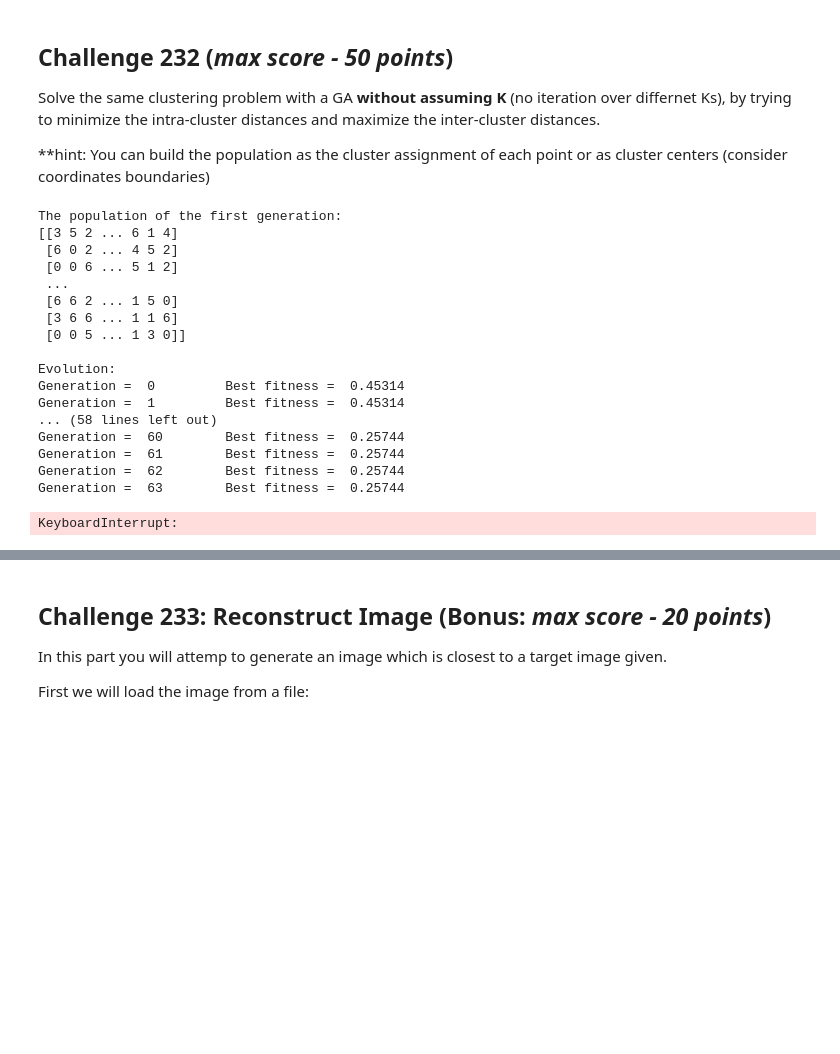
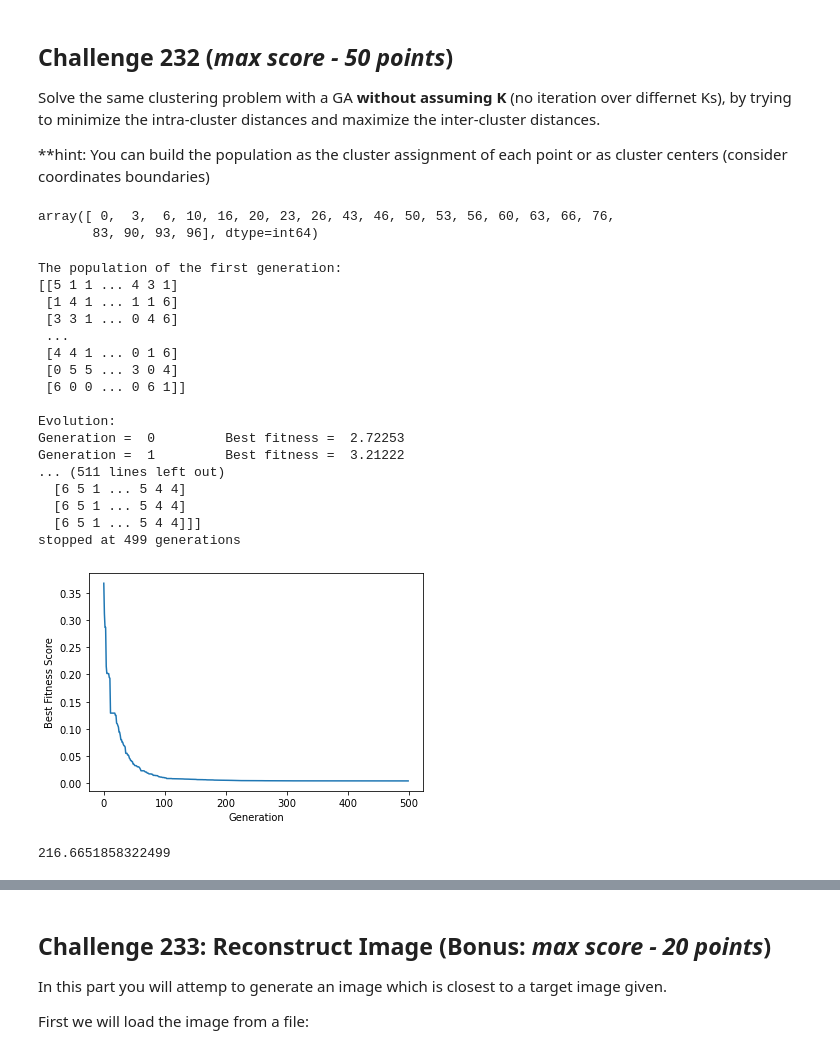
Before and after one commit to Shuaf98/y-data, a Jupyter notebook: ydata_unsupervised_learning/lecture4_genetic_algorithms/GA_Notebook_Shua.ipynb, the cells around one changed output, grey strips where cells are left out. Cells and saved outputs as stored; diff of their text form; code cells hidden in the pictures; blank space fills up the shorter version.

```diff
--- a/ydata_unsupervised_learning/lecture4_genetic_algorithms/GA_Notebook_Shua.ipynb
+++ b/ydata_unsupervised_learning/lecture4_genetic_algorithms/GA_Notebook_Shua.ipynb
@@ -383,4 +383,9 @@ def mutation(offspring_recombination, mutation_range):
     return offspring_recombination
+# %%
+np.array(np.where(new_population[0] == 1)).flatten()
+# %% [output]
+array([ 0,  3,  6, 10, 16, 20, 23, 26, 43, 46, 50, 53, 56, 60, 63, 66, 76,
+       83, 90, 93, 96], dtype=int64)
 # %%
 # GA Parameters
 formula_degree = EMR3d1.shape[0]
@@ -388,7 +393,7 @@ number_of_solutions = 500
 number_of_parents = 250
 starting_clusters = 7
 population_size = (number_of_solutions,formula_degree) #500 solutions, containing 4 coefficients each. The goal here is to find the best coefficients to the problem.
-number_of_generations = 1000
+number_of_generations = 500
 best_outputs = []
 data = EMR3d1
 
@@ -406,7 +411,7 @@ prev_score = 0
 print ("\nEvolution:")
 for generation in range(number_of_generations):
     fitness = fitness_function(data, new_population) #returns 1/error for each solution.
-    print("Generation = ", generation, "\tBest fitness = ", round(1/np.max(fitness),5))
+    print("Generation = ", generation, "\tBest fitness = ", round(np.max(fitness),5))
     # best_outputs.append(np.max(np.sum(new_population*formula_degree, axis=1)))
     best_outputs.append(round(1/np.max(fitness),5))
     best_labels = new_population[np.argmax(fitness)].copy()
@@ -417,48 +422,52 @@ for generation in range(number_of_generations):
     new_population[parents.shape[0]:, :] = offspring_mutation #Mutate the last one only.
 
     #Create stop threshold:
-    best_score = round(1/np.max(fitness),5)
+    best_score = round(np.max(fitness),5)
     if best_score == prev_score:
         stop_log+=1
     else:
         stop_log= 0
     prev_score = best_score
     if stop_log ==100:
         break
 
 # Results
 print("\nThe population of the last generation: ")
 print(new_population)
 fitness = fitness_function(data, new_population)
 best_match_idx = np.where(fitness == np.max(fitness))
 print("Best solution: ", new_population[best_match_idx, :])
 
 print(f'stopped at {generation} generations')
 
 # Chart
 plt.plot(best_outputs)
 plt.xlabel("Generation")
 plt.ylabel("Best Fitness Score")
 plt.show()
 # %% [output]
 The population of the first generation:
-[[3 5 2 ... 6 1 4]
- [6 0 2 ... 4 5 2]
- [0 0 6 ... 5 1 2]
+[[5 1 1 ... 4 3 1]
+ [1 4 1 ... 1 1 6]
+ [3 3 1 ... 0 4 6]
  ...
- [6 6 2 ... 1 5 0]
- [3 6 6 ... 1 1 6]
- [0 0 5 ... 1 3 0]]
+ [4 4 1 ... 0 1 6]
+ [0 5 5 ... 3 0 4]
+ [6 0 0 ... 0 6 1]]
 
 Evolution:
-Generation =  0         Best fitness =  0.45314
-Generation =  1         Best fitness =  0.45314
-... (58 lines left out)
-Generation =  60        Best fitness =  0.25744
-Generation =  61        Best fitness =  0.25744
-Generation =  62        Best fitness =  0.25744
-Generation =  63        Best fitness =  0.25744
+Generation =  0         Best fitness =  2.72253
+Generation =  1         Best fitness =  3.21222
+... (511 lines left out)
+  [6 5 1 ... 5 4 4]
+  [6 5 1 ... 5 4 4]
+  [6 5 1 ... 5 4 4]]]
+stopped at 499 generations
-KeyboardInterrupt:
+[figure, added]
+# %%
+calinski_harabasz_score(EMR3d1, best_labels )
+# %% [output]
+216.6651858322499
 # %%
 make_chart(EMR3d1, new_population[np.argmax(fitness)], variables1)
 # %% [output]
```
Also changed, not shown: parts of 3 cells of this notebook, 2 other files.
